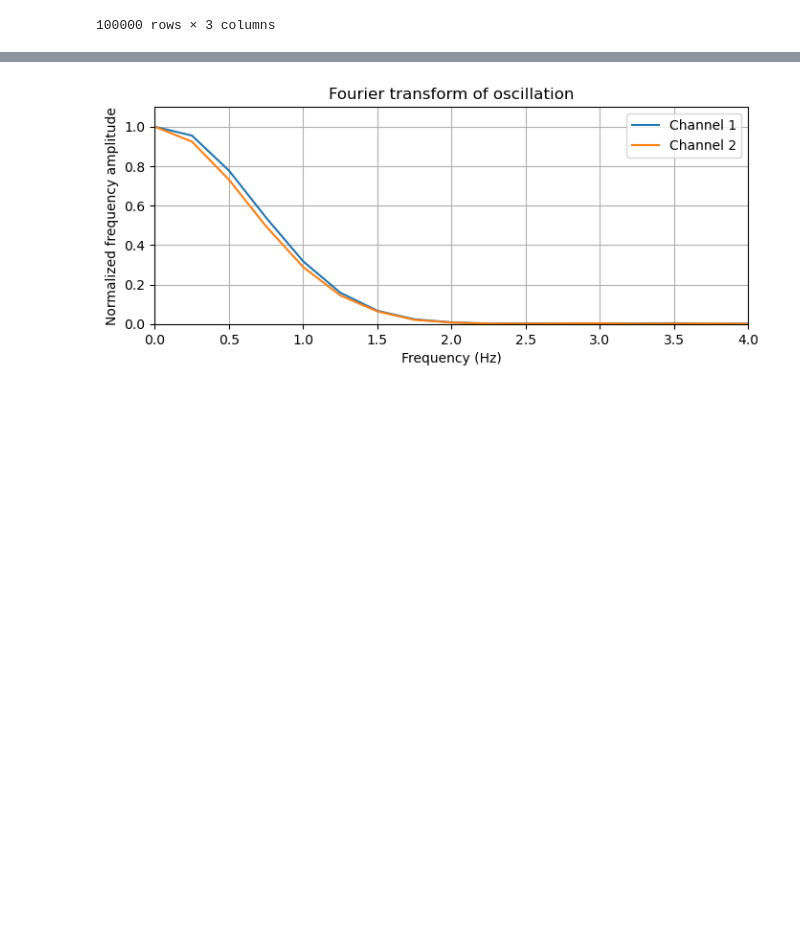
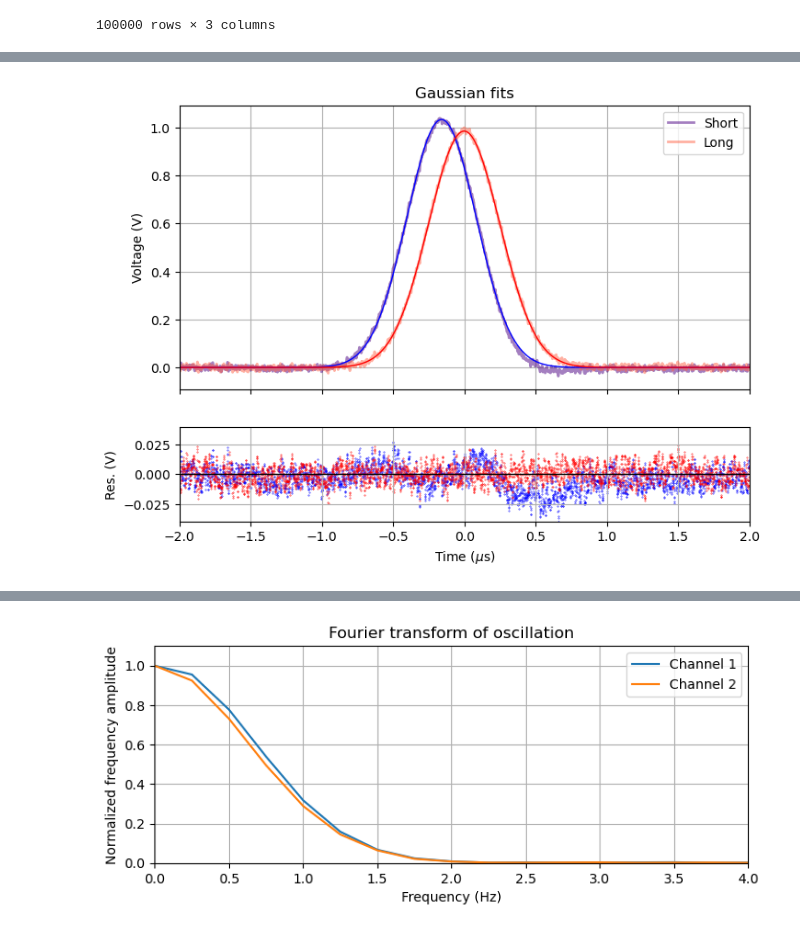
Before and after one commit to xingyzt/5bl, a Jupyter notebook: capstone/gaussian_dispersion.ipynb, the cells around one changed output, grey strips where cells are left out. Cells and saved outputs as stored; diff of their text form; code cells hidden in the pictures; blank space fills up the shorter version.

```diff
--- a/capstone/gaussian_dispersion.ipynb
+++ b/capstone/gaussian_dispersion.ipynb
@@ -112 +136,33 @@ plt.plot(t, delayed(t, A2, g2, x2))
+# %%
+fig, [ax1, ax2] = plt.subplots(2,1,sharex=True,figsize=(8,6),gridspec_kw={'height_ratios': [3, 1]})
+
+plt.sca(ax1)
+plt.title("Gaussian fits")
+plt.plot(t, ch1, label="Short", lw=2, c="indigo", alpha=0.5)
+plt.plot(t, ch2, label="Long", lw=2, c="tomato", alpha=0.5)
+
+plt.plot(t, fit1, lw=1, c="blue")
+plt.plot(t, fit2, lw=1, c="red")
+
+plt.ylabel("Voltage (V)")
+plt.xlim(-2,2)
+
+plt.grid()
+plt.legend()
+
+plt.sca(ax2)
+res1 = ch1 - fit1
+res2 = ch2 - fit2
+maxres = np.max(np.abs(np.concatenate((res1, res2))))
+plt.ylim(-maxres, maxres)
+plt.ylabel("Res. (V)")
+plt.scatter(t, res1, s=0.1, c="blue")
+plt.scatter(t, res2, s=0.1, c="red")
+plt.axhline(0, c="black", lw=1)
+plt.grid()
+
+plt.xlabel("Time ($\mu$s)")
+plt.show()
+# %% [output]
+[figure, added]
 # %%
```
Also changed, not shown: parts of 10 cells of this notebook, 1 other file.
